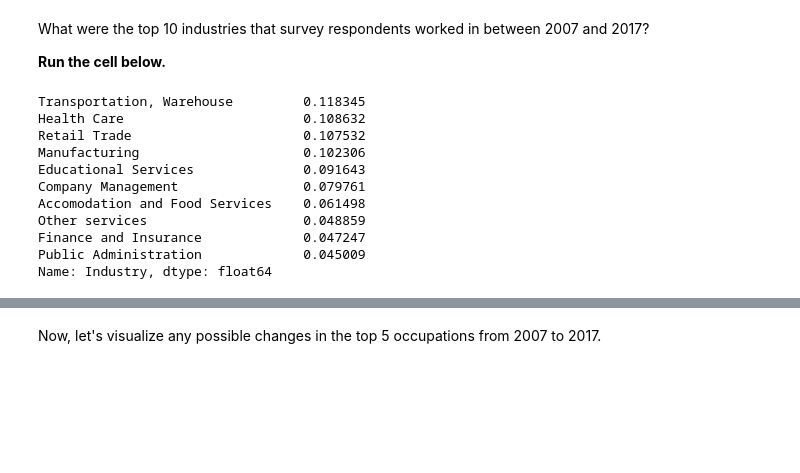
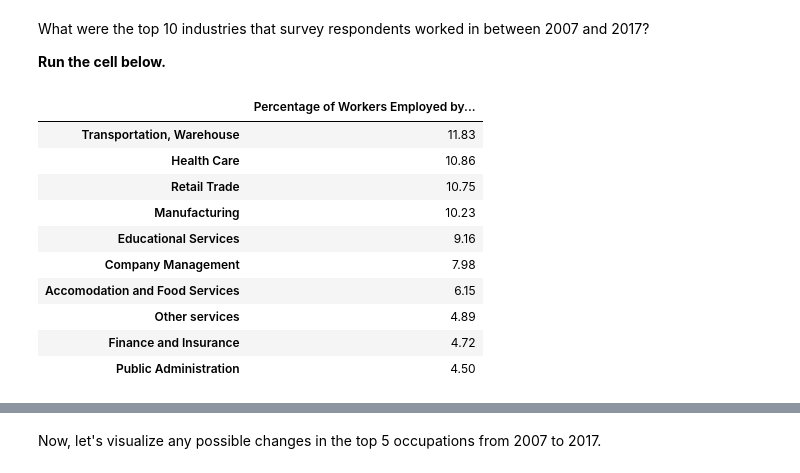
Before and after one commit to ds-modules/CP-113A, a Jupyter notebook: Final-Notebook2.ipynb, the cells around one changed output, grey strips where cells are left out. Saved outputs shown, nothing was run; the diff lists cells and outputs as text; code cells hidden in the pictures; blank space fills up the shorter version.

```diff
--- a/Final-Notebook2.ipynb
+++ b/Final-Notebook2.ipynb
@@ -223,17 +233,18 @@ What were the top 10 industries that survey respondents worked in between 2007 a
 
 **Run the cell below.**
 # %%
-(industry_2007['Industry'].value_counts(normalize = True))[0:10]
+round((industry_2007['Industry'].value_counts(normalize = True))[0:10] * 100, 2).to_frame().rename(columns=
+                                                                                                     {'Industry': 'Percentage of Workers Employed by Industry in 2007'})
 # %% [output]
-Transportation, Warehouse         0.118345
-Health Care                       0.108632
-Retail Trade                      0.107532
-Manufacturing                     0.102306
-Educational Services              0.091643
-Company Management                0.079761
-Accomodation and Food Services    0.061498
-Other services                    0.048859
-Finance and Insurance             0.047247
-Public Administration             0.045009
-Name: Industry, dtype: float64
+|  | Percentage of Workers Employed by... |
+| Transportation, Warehouse | 11.83 |
+| Health Care | 10.86 |
+| Retail Trade | 10.75 |
+| Manufacturing | 10.23 |
+| Educational Services | 9.16 |
+| Company Management | 7.98 |
+| Accomodation and Food Services | 6.15 |
+| Other services | 4.89 |
+| Finance and Insurance | 4.72 |
+| Public Administration | 4.50 |
 # %%
```
Also changed, not shown: parts of 25 cells of this notebook.
